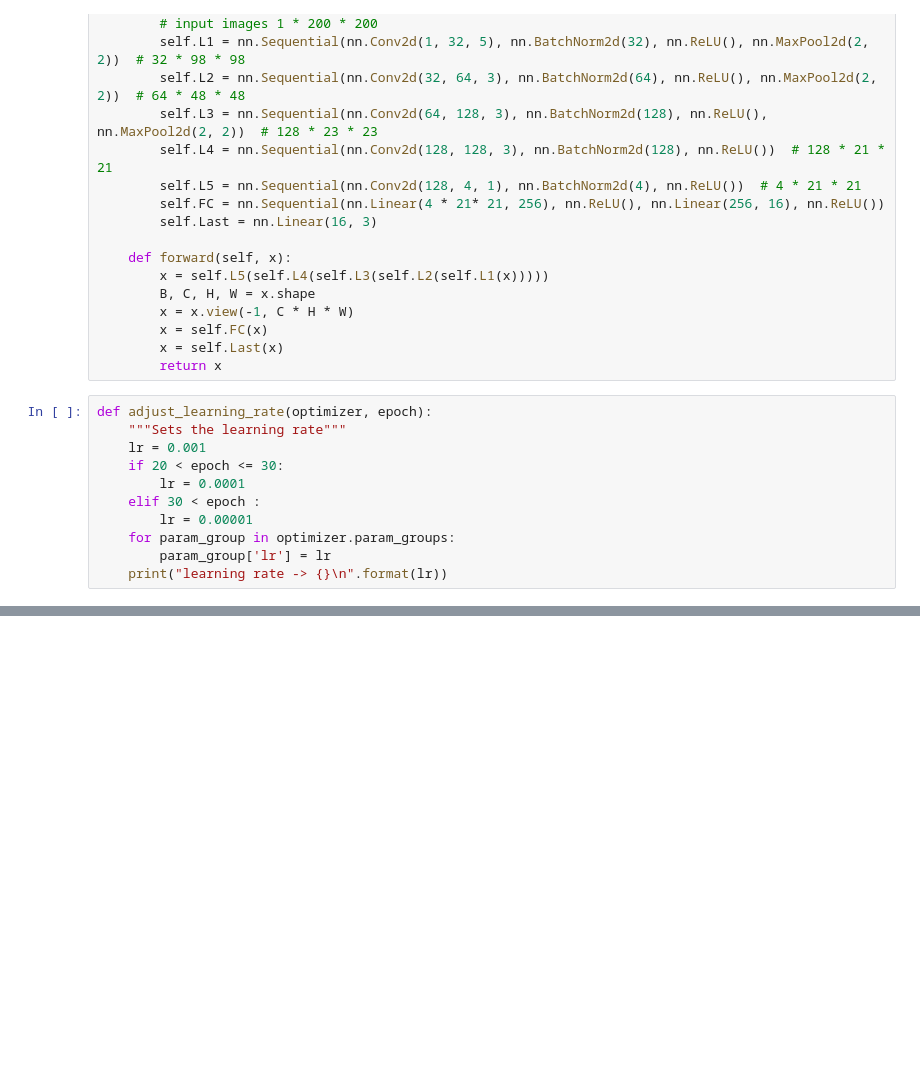
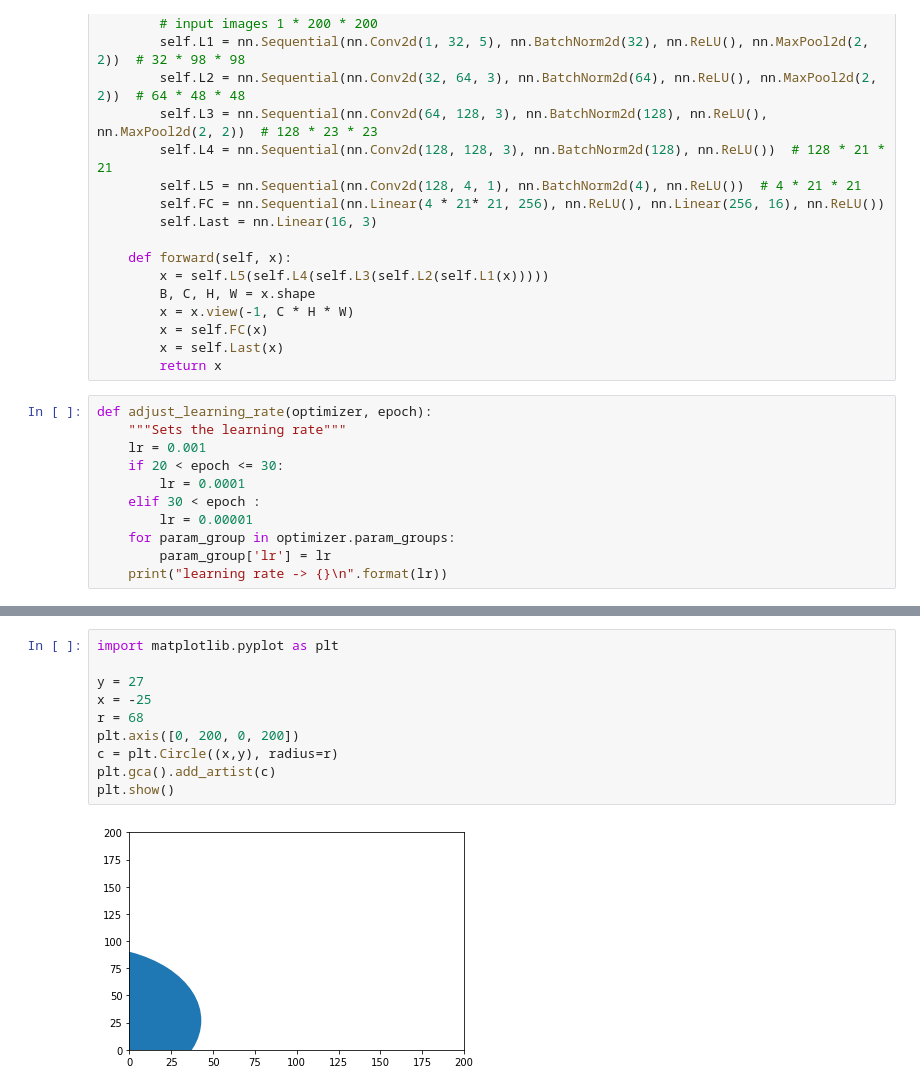
Before and after one commit to sisifo3/P_T_2, a Jupyter notebook: Net_v1.ipynb, the cells around one changed output, grey strips where cells are left out. Drawn from its saved outputs; the diff is of its cells as text; blank space fills up the shorter version.

```diff
--- a/Net_v1.ipynb
+++ b/Net_v1.ipynb
@@ -147,0 +258,12 @@ Loss: 14.7621
+# %%
+import matplotlib.pyplot as plt
+
+y = 27
+x = -25
+r = 68
+plt.axis([0, 200, 0, 200])
+c = plt.Circle((x,y), radius=r)
+plt.gca().add_artist(c)
+plt.show()
+# %% [output]
+[figure, added]
```
Also changed, not shown: parts of 4 cells of this notebook.
